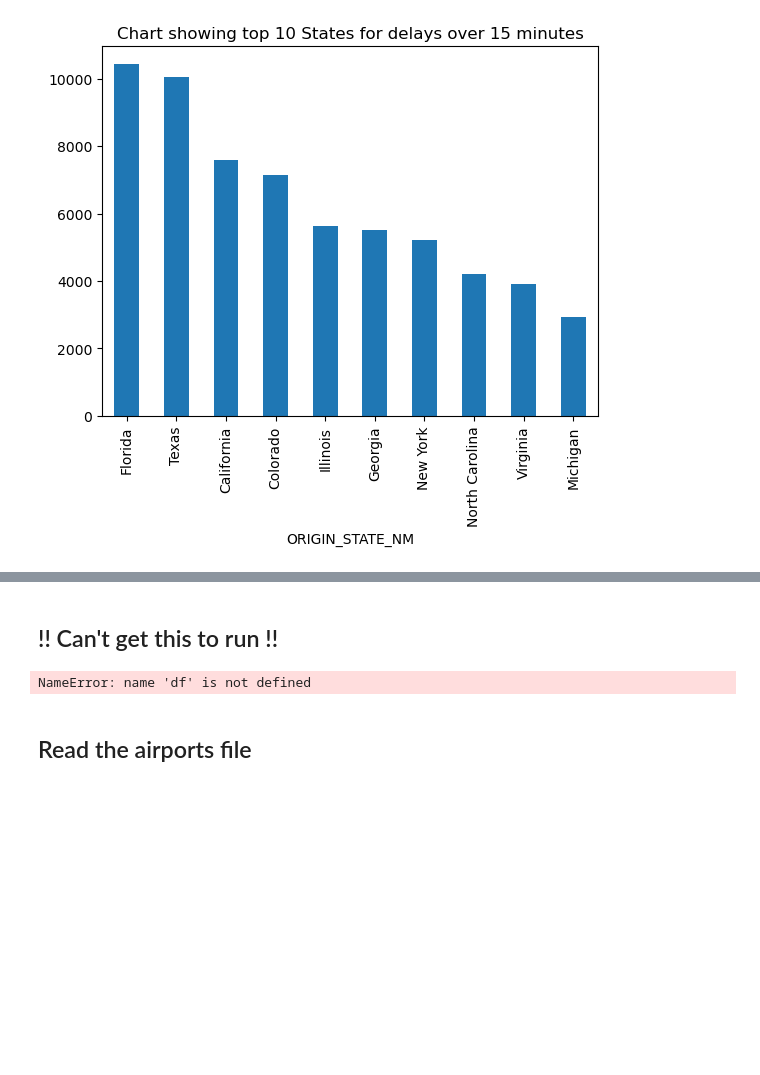
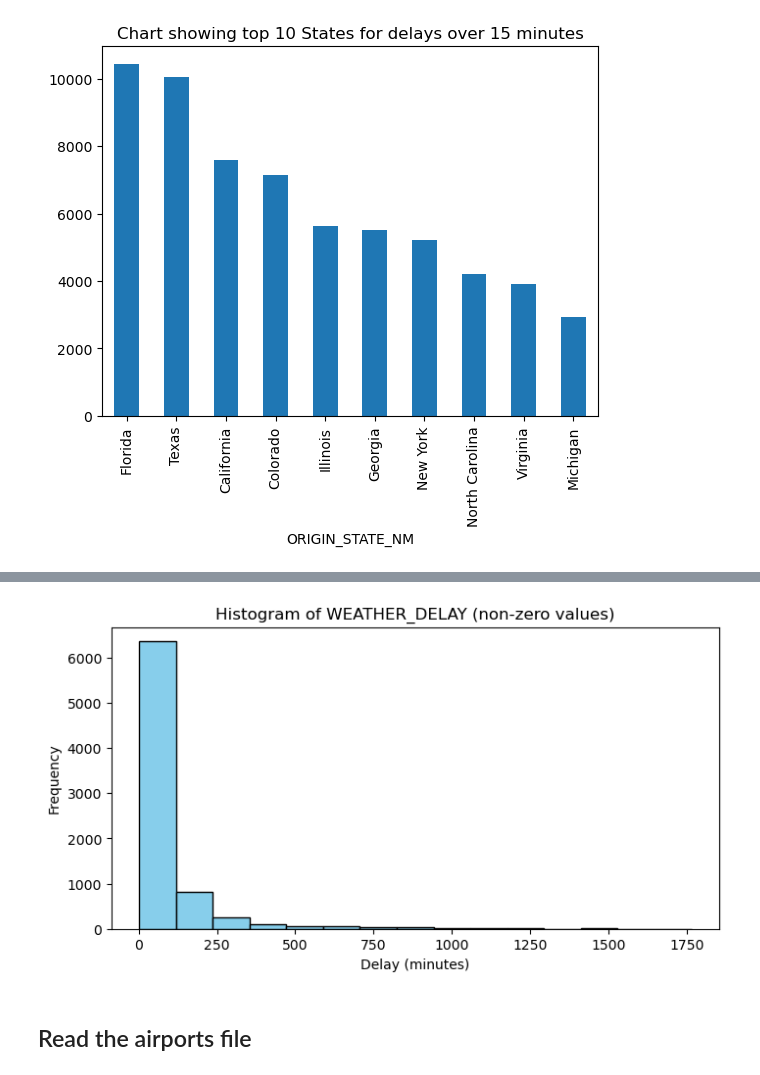
Before and after one commit to Lanthanum89/Data-Science-Group-Project-Weather-Delays, a Jupyter notebook: Data Project Notebook.ipynb, the cells around one changed output, grey strips where cells are left out. Cells and saved outputs as stored; diff of their text form; code cells hidden in the pictures; blank space fills up the shorter version.

Commit message:
comment out comment in cell 21, fixed histogram in cell 22

```diff
--- a/Data Project Notebook.ipynb
+++ b/Data Project Notebook.ipynb
@@ -178,17 +178,17 @@ Object `weather` not found.
 [figure]
-# %% [markdown]
-## !! Can't get this to run !!
 # %%
-weather_data_nonzero = df.loc[df['WEATHER_DELAY'] != 0, 'WEATHER_DELAY']
+
+weather_data_nonzero = delays_df.loc[delays_df['WEATHER_DELAY'] != 0, 'WEATHER_DELAY']
 
 plt.figure(figsize=(8,4))
 plt.hist(weather_data_nonzero, bins=15, color='skyblue', edgecolor='black')
 plt.title('Histogram of WEATHER_DELAY (non-zero values)')
 plt.xlabel('Delay (minutes)')
 plt.ylabel('Frequency')
 plt.show()
+weather_data_nonzero = delays_df.loc[delays_df['WEATHER_DELAY'] != 0, 'WEATHER_DELAY']
 # %% [output]
-NameError: name 'df' is not defined
+[figure, added]
 # %% [markdown]
 ## Read the airports file
 # %%
```
Also changed, not shown: parts of 1 cell of this notebook.
